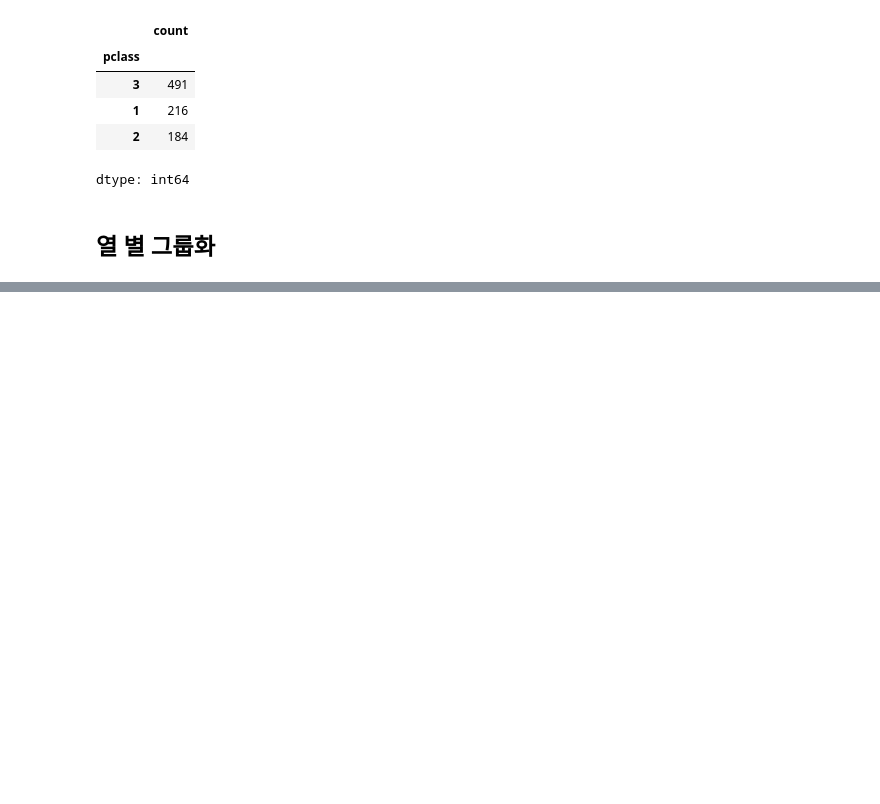
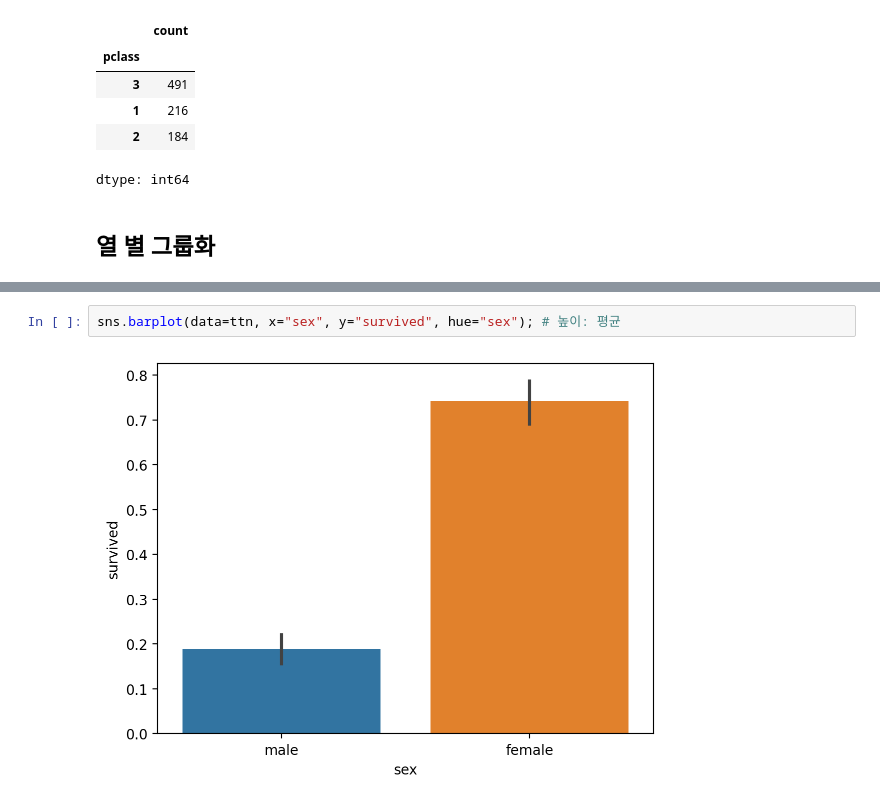
Before and after one commit to kihyuk-1/2025-1-myclass-BDA, a Jupyter notebook: inclass/04w_B_wed_0326_dataframe_application_ipynb의_사본.ipynb, the cells around one changed output, grey strips where cells are left out. Saved outputs shown, nothing was run; the diff lists cells and outputs as text; blank space fills up the shorter version.

```diff
--- a/inclass/04w_B_wed_0326_dataframe_application_ipynb의_사본.ipynb
+++ b/inclass/04w_B_wed_0326_dataframe_application_ipynb의_사본.ipynb
@@ -502,0 +557,4 @@ dtype: int64
+# %%
+sns.barplot(data=ttn, x="sex", y="survived", hue="sex"); # 높이: 평균
+# %% [output]
+[figure, added]
```
Also changed, not shown: parts of 84 cells of this notebook.
